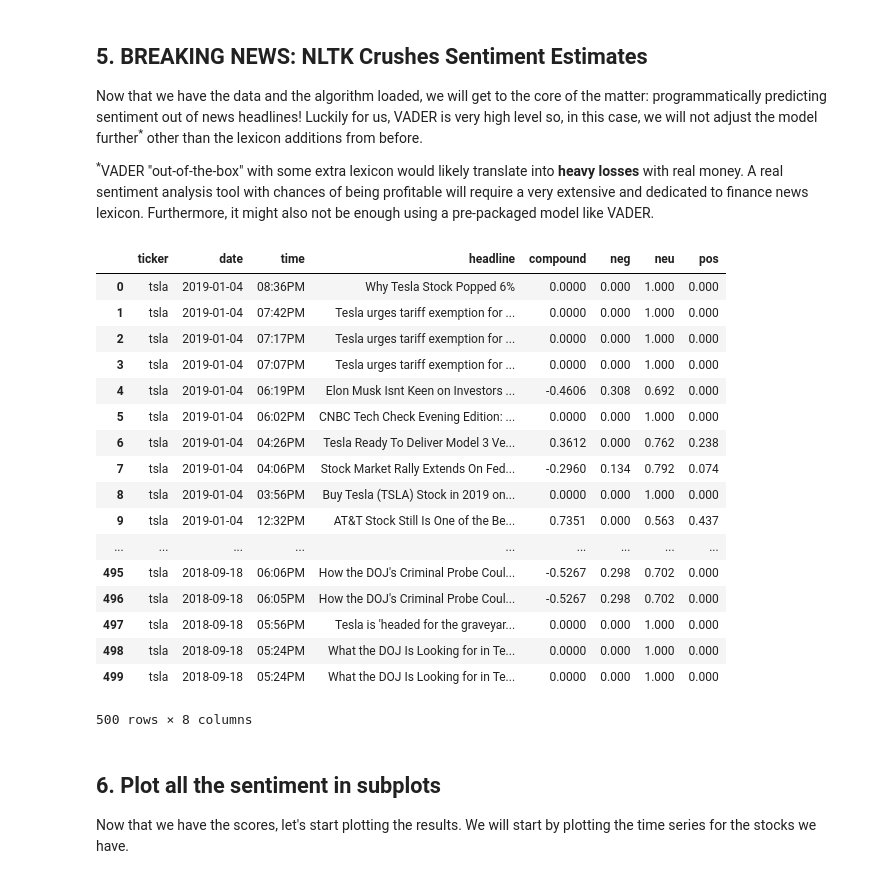
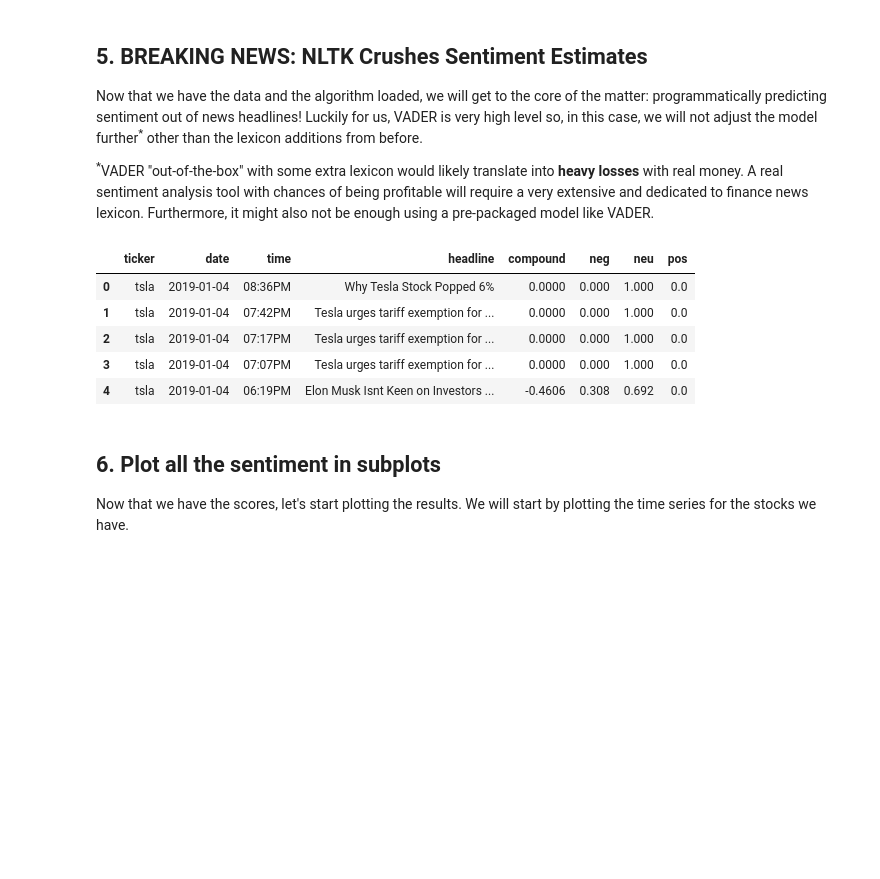
Before and after one commit to randy-tsukemen/Data_science_projects, a Jupyter notebook: Extract Stock Sentiment from News Headlines/notebook.ipynb, the cells around one changed output. Cells and saved outputs as stored; diff of their text form; code cells hidden in the pictures; blank space fills up the shorter version.

```diff
--- a/Extract Stock Sentiment from News Headlines/notebook.ipynb
+++ b/Extract Stock Sentiment from News Headlines/notebook.ipynb
@@ -156,26 +136,14 @@ scored_news = scored_news.join(scores_df)
 # Convert the date column from string to datetime
 scored_news['date'] = pd.to_datetime(scored_news.date).dt.date
 # %%
-scored_news
+scored_news.head()
 # %% [output]
 |  | ticker | date | time | headline | compound | neg | neu | pos |
-| 0 | tsla | 2019-01-04 | 08:36PM | Why Tesla Stock Popped 6% | 0.0000 | 0.000 | 1.000 | 0.000 |
-| 1 | tsla | 2019-01-04 | 07:42PM | Tesla urges tariff exemption for ... | 0.0000 | 0.000 | 1.000 | 0.000 |
-| 2 | tsla | 2019-01-04 | 07:17PM | Tesla urges tariff exemption for ... | 0.0000 | 0.000 | 1.000 | 0.000 |
-| 3 | tsla | 2019-01-04 | 07:07PM | Tesla urges tariff exemption for ... | 0.0000 | 0.000 | 1.000 | 0.000 |
-| 4 | tsla | 2019-01-04 | 06:19PM | Elon Musk Isnt Keen on Investors ... | -0.4606 | 0.308 | 0.692 | 0.000 |
-| 5 | tsla | 2019-01-04 | 06:02PM | CNBC Tech Check Evening Edition: ... | 0.0000 | 0.000 | 1.000 | 0.000 |
-| 6 | tsla | 2019-01-04 | 04:26PM | Tesla Ready To Deliver Model 3 Ve... | 0.3612 | 0.000 | 0.762 | 0.238 |
-| 7 | tsla | 2019-01-04 | 04:06PM | Stock Market Rally Extends On Fed... | -0.2960 | 0.134 | 0.792 | 0.074 |
-| 8 | tsla | 2019-01-04 | 03:56PM | Buy Tesla (TSLA) Stock in 2019 on... | 0.0000 | 0.000 | 1.000 | 0.000 |
-| 9 | tsla | 2019-01-04 | 12:32PM | AT&T Stock Still Is One of the Be... | 0.7351 | 0.000 | 0.563 | 0.437 |
-| ... | ... | ... | ... | ... | ... | ... | ... | ... |
-| 495 | tsla | 2018-09-18 | 06:06PM | How the DOJ's Criminal Probe Coul... | -0.5267 | 0.298 | 0.702 | 0.000 |
-| 496 | tsla | 2018-09-18 | 06:05PM | How the DOJ's Criminal Probe Coul... | -0.5267 | 0.298 | 0.702 | 0.000 |
-| 497 | tsla | 2018-09-18 | 05:56PM | Tesla is 'headed for the graveyar... | 0.0000 | 0.000 | 1.000 | 0.000 |
-| 498 | tsla | 2018-09-18 | 05:24PM | What the DOJ Is Looking for in Te... | 0.0000 | 0.000 | 1.000 | 0.000 |
-| 499 | tsla | 2018-09-18 | 05:24PM | What the DOJ Is Looking for in Te... | 0.0000 | 0.000 | 1.000 | 0.000 |
+| 0 | tsla | 2019-01-04 | 08:36PM | Why Tesla Stock Popped 6% | 0.0000 | 0.000 | 1.000 | 0.0 |
+| 1 | tsla | 2019-01-04 | 07:42PM | Tesla urges tariff exemption for ... | 0.0000 | 0.000 | 1.000 | 0.0 |
+| 2 | tsla | 2019-01-04 | 07:17PM | Tesla urges tariff exemption for ... | 0.0000 | 0.000 | 1.000 | 0.0 |
+| 3 | tsla | 2019-01-04 | 07:07PM | Tesla urges tariff exemption for ... | 0.0000 | 0.000 | 1.000 | 0.0 |
+| 4 | tsla | 2019-01-04 | 06:19PM | Elon Musk Isnt Keen on Investors ... | -0.4606 | 0.308 | 0.692 | 0.0 |
-500 rows × 8 columns
 # %% [markdown]
 ## 6. Plot all the sentiment in subplots
 <p>Now that we have the scores, let's start plotting the results. We will start by plotting the time series for the stocks we have.</p>
```
Also changed, not shown: parts of 1 cell of this notebook.
